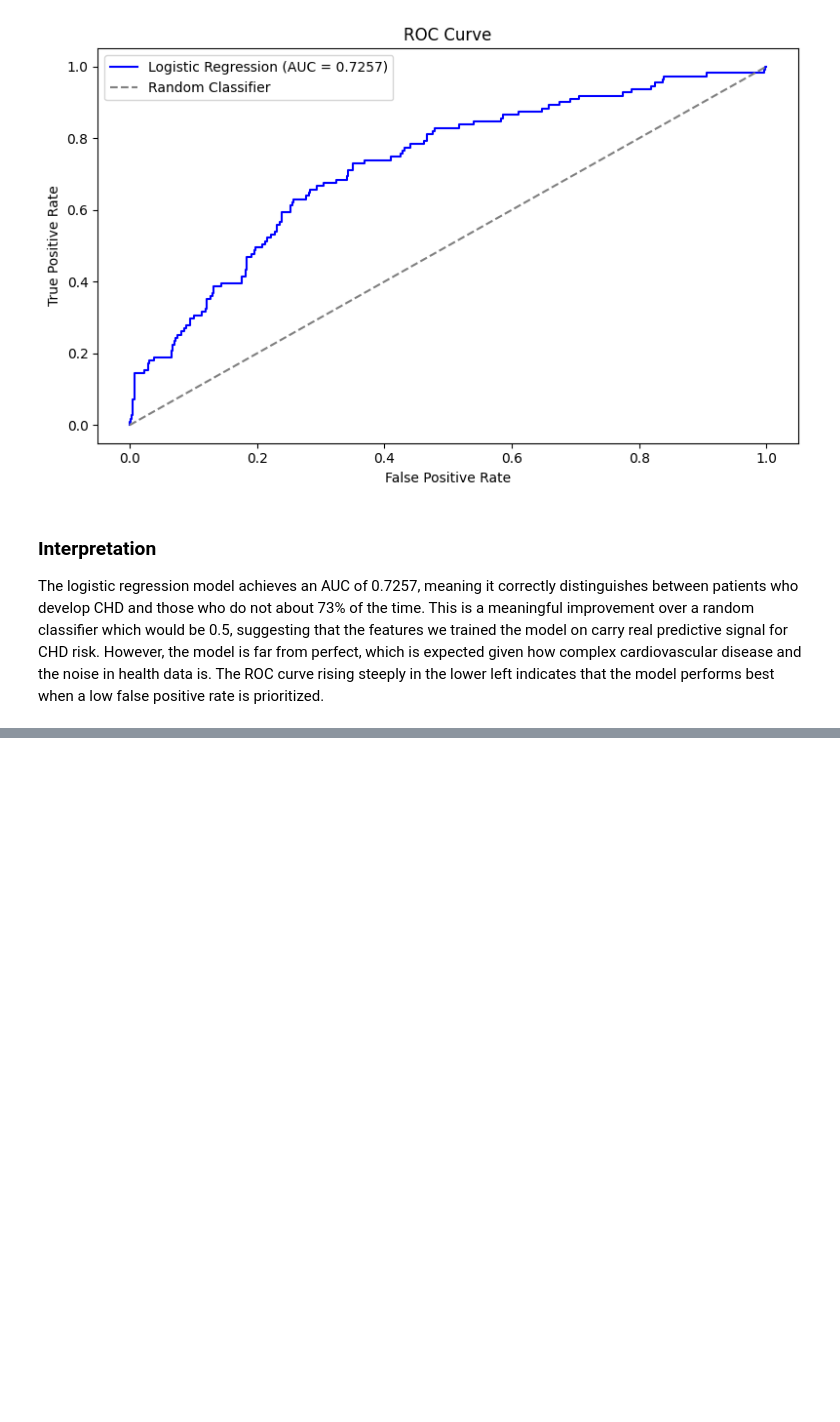
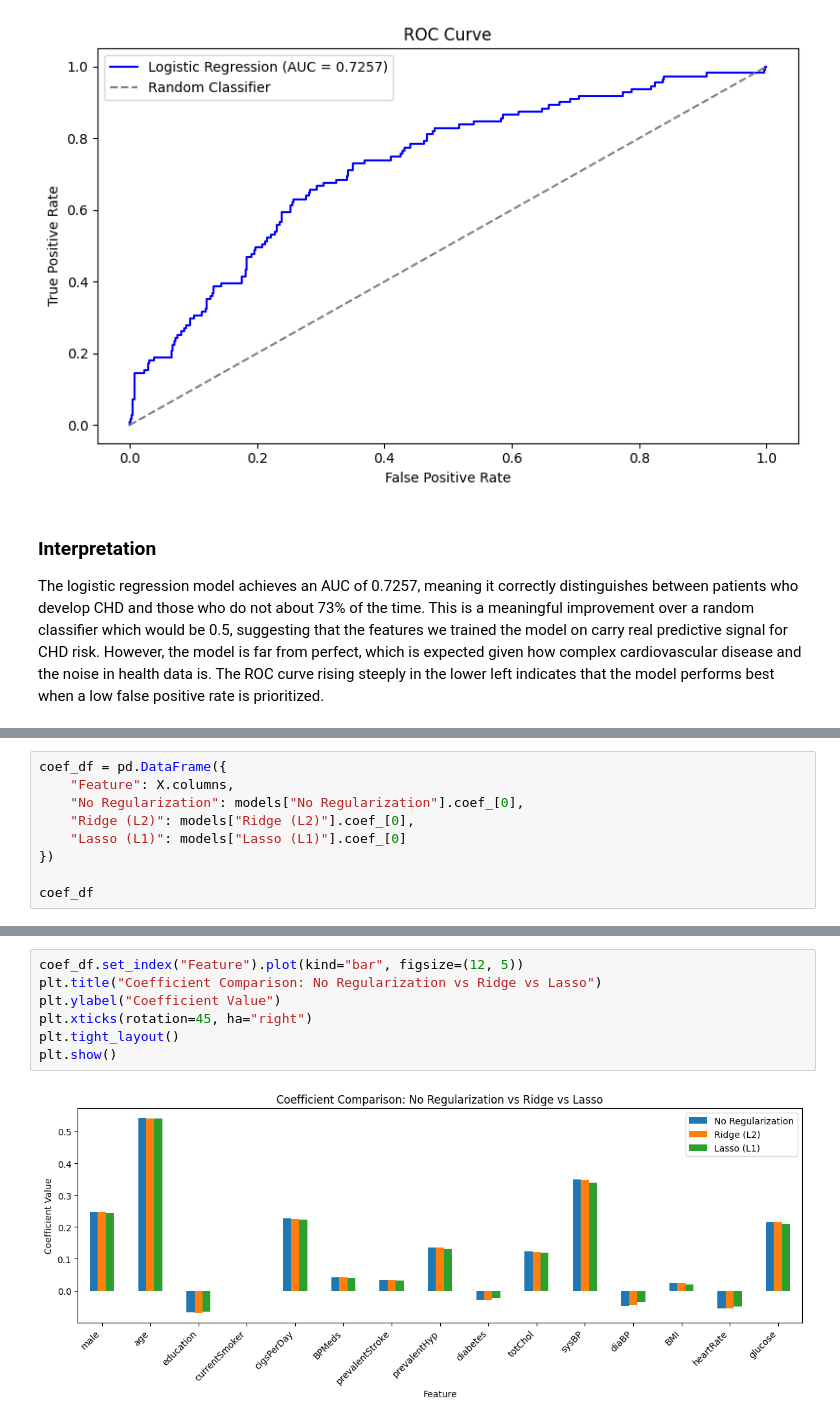
Before and after one commit to stefanregalia/Inf-Pred-Project, a Jupyter notebook: pipeline.ipynb, the cells around one changed output, grey strips where cells are left out. Saved outputs shown, nothing was run; the diff lists cells and outputs as text; blank space fills up the shorter version.

Commit message:
Add regularization and shrinkage section

```diff
--- a/pipeline.ipynb
+++ b/pipeline.ipynb
@@ -555,0 +634,9 @@ The logistic regression model achieves an AUC of 0.7257, meaning it correctly di
+# %%
+coef_df = pd.DataFrame({
+    "Feature": X.columns,
+    "No Regularization": models["No Regularization"].coef_[0],
+    "Ridge (L2)": models["Ridge (L2)"].coef_[0],
+    "Lasso (L1)": models["Lasso (L1)"].coef_[0]
+})
+
+coef_df
@@ -555,0 +660,9 @@ The logistic regression model achieves an AUC of 0.7257, meaning it correctly di
+# %%
+coef_df.set_index("Feature").plot(kind="bar", figsize=(12, 5))
+plt.title("Coefficient Comparison: No Regularization vs Ridge vs Lasso")
+plt.ylabel("Coefficient Value")
+plt.xticks(rotation=45, ha="right")
+plt.tight_layout()
+plt.show()
+# %% [output]
+[figure, added]
```
Also changed, not shown: parts of 7 cells of this notebook.
